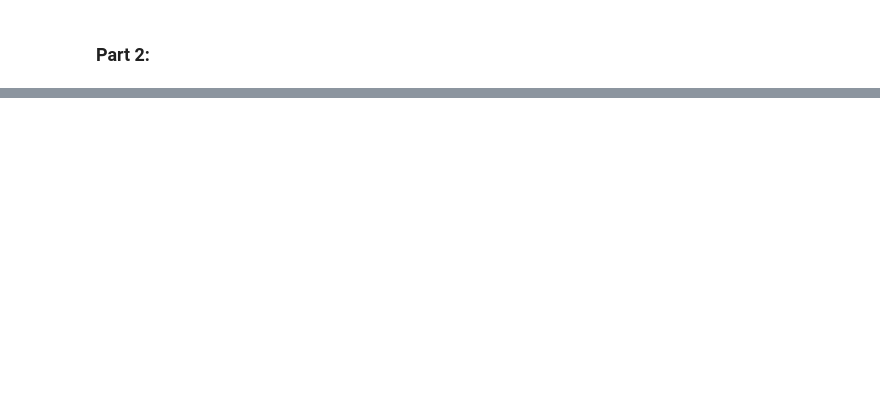
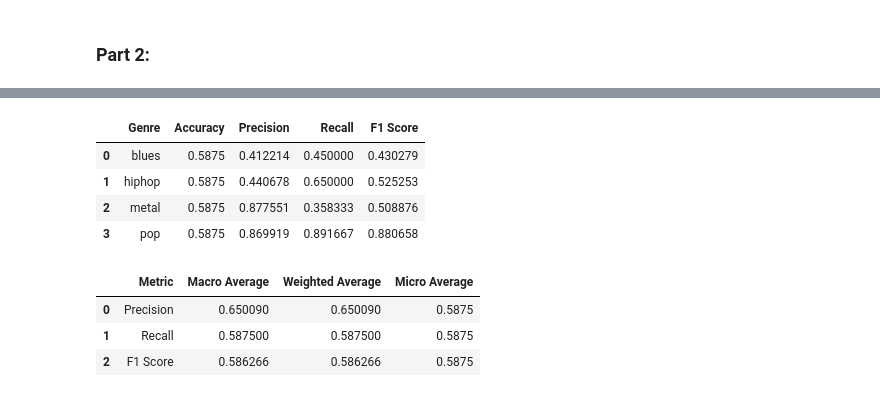
Before and after one commit to elahekhodaverdi/Artificial-Intelligence-Course-Projects, a Jupyter notebook: CA3 - HMM/AI-CA3.ipynb, the cells around one changed output, grey strips where cells are left out. Saved outputs shown, nothing was run; the diff lists cells and outputs as text; code cells hidden in the pictures; blank space fills up the shorter version.

```diff
--- a/CA3 - HMM/AI-CA3.ipynb
+++ b/CA3 - HMM/AI-CA3.ipynb
@@ -368,0 +436,16 @@ plot_confusion_matrix(genres,predict_p2)
+# %%
+metrics_per_class_p2, average_metrics_p2 = calculate_classification_metrics(genres,predict_p2)
+metrics_per_class_p2
+# %% [output]
+|  | Genre | Accuracy | Precision | Recall | F1 Score |
+| 0 | blues | 0.5875 | 0.412214 | 0.450000 | 0.430279 |
+| 1 | hiphop | 0.5875 | 0.440678 | 0.650000 | 0.525253 |
+| 2 | metal | 0.5875 | 0.877551 | 0.358333 | 0.508876 |
+| 3 | pop | 0.5875 | 0.869919 | 0.891667 | 0.880658 |
+# %%
+average_metrics_p2
+# %% [output]
+|  | Metric | Macro Average | Weighted Average | Micro Average |
+| 0 | Precision | 0.650090 | 0.650090 | 0.5875 |
+| 1 | Recall | 0.587500 | 0.587500 | 0.5875 |
+| 2 | F1 Score | 0.586266 | 0.586266 | 0.5875 |
```
Also changed, not shown: parts of 22 cells of this notebook.
